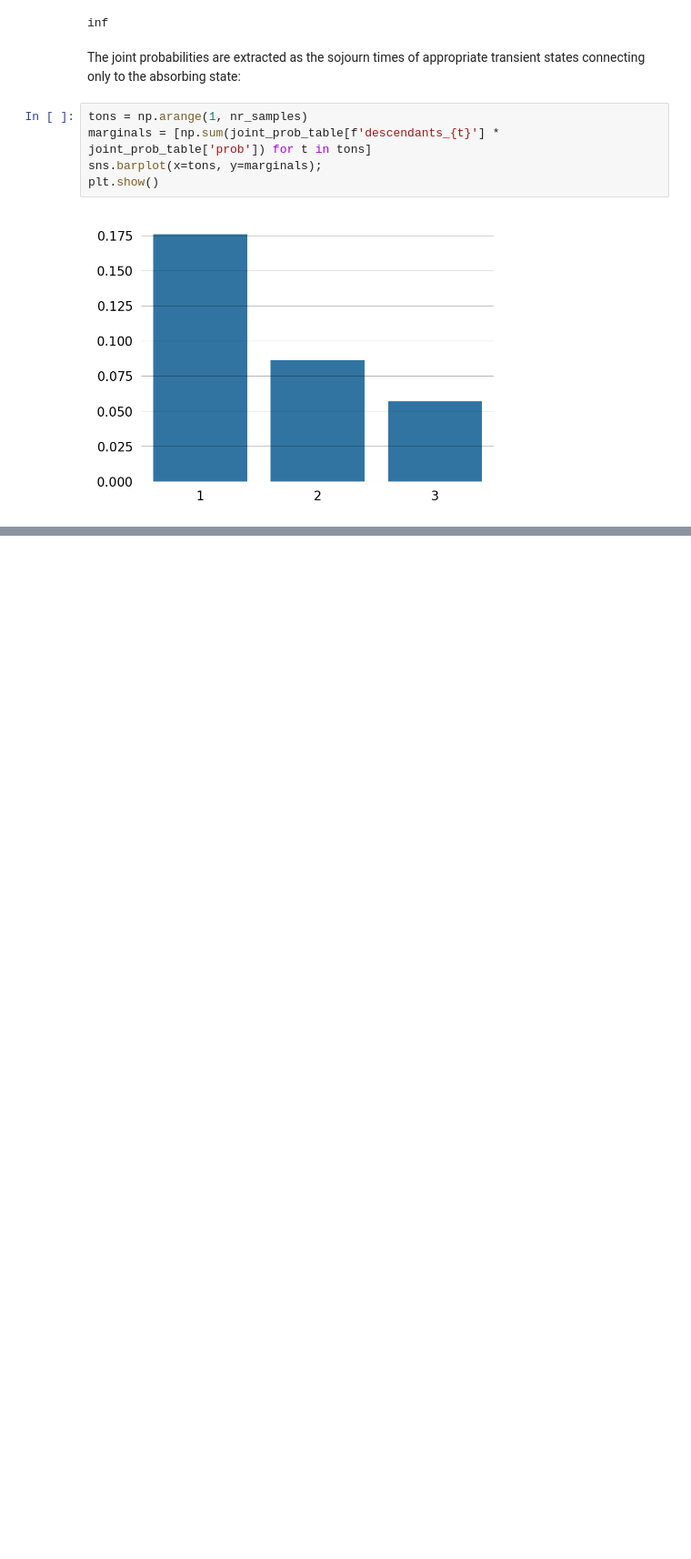
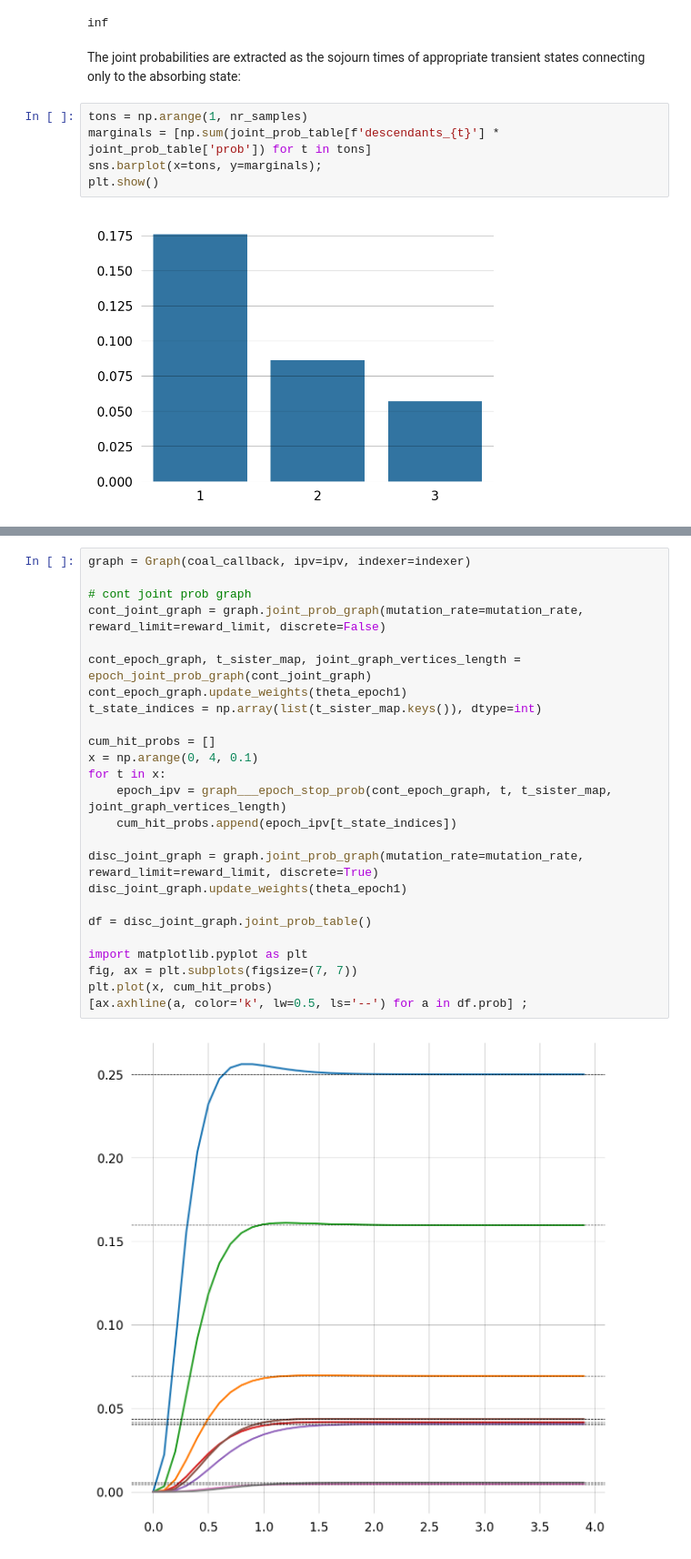
Before and after one commit to munch-group/phasic, a Jupyter notebook: docs/pages/tutorial/joint-probability.ipynb, the cells around one changed output, grey strips where cells are left out. Shown at 91% size. Drawn from its saved outputs; the diff is of its cells as text; blank space fills up the shorter version.

```diff
--- a/docs/pages/tutorial/joint-probability.ipynb
+++ b/docs/pages/tutorial/joint-probability.ipynb
@@ -138,0 +275,27 @@ plt.show()
+# %%
+graph = Graph(coal_callback, ipv=ipv, indexer=indexer)
+
+# cont joint prob graph
+cont_joint_graph = graph.joint_prob_graph(mutation_rate=mutation_rate, reward_limit=reward_limit, discrete=False)
+
+cont_epoch_graph, t_sister_map, joint_graph_vertices_length = epoch_joint_prob_graph(cont_joint_graph)
+cont_epoch_graph.update_weights(theta_epoch1)
+t_state_indices = np.array(list(t_sister_map.keys()), dtype=int)
+
+cum_hit_probs = []
+x = np.arange(0, 4, 0.1)
+for t in x:
+    epoch_ipv = graph___epoch_stop_prob(cont_epoch_graph, t, t_sister_map, joint_graph_vertices_length)
+    cum_hit_probs.append(epoch_ipv[t_state_indices])
+
+disc_joint_graph = graph.joint_prob_graph(mutation_rate=mutation_rate, reward_limit=reward_limit, discrete=True)
+disc_joint_graph.update_weights(theta_epoch1)
+
+df = disc_joint_graph.joint_prob_table()
+
+import matplotlib.pyplot as plt
+fig, ax = plt.subplots(figsize=(7, 7))
+plt.plot(x, cum_hit_probs)
+[ax.axhline(a, color='k', lw=0.5, ls='--') for a in df.prob] ;
+# %% [output]
+[figure, added]
```
Also changed, not shown: parts of 35 cells of this notebook, 1 other file.
